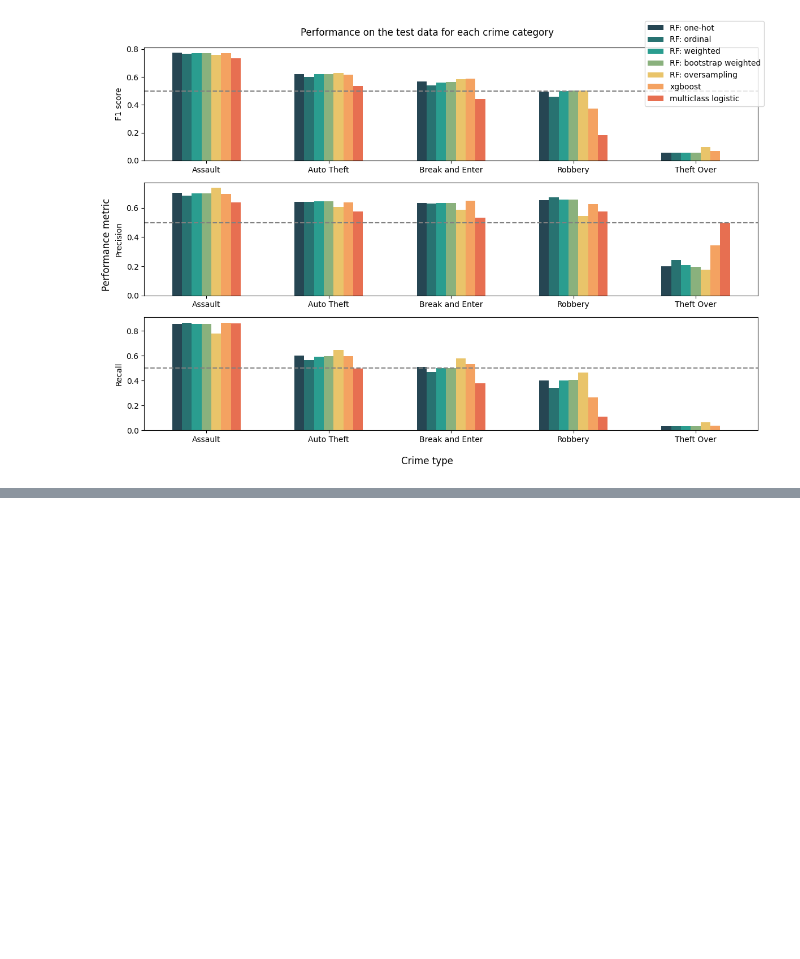
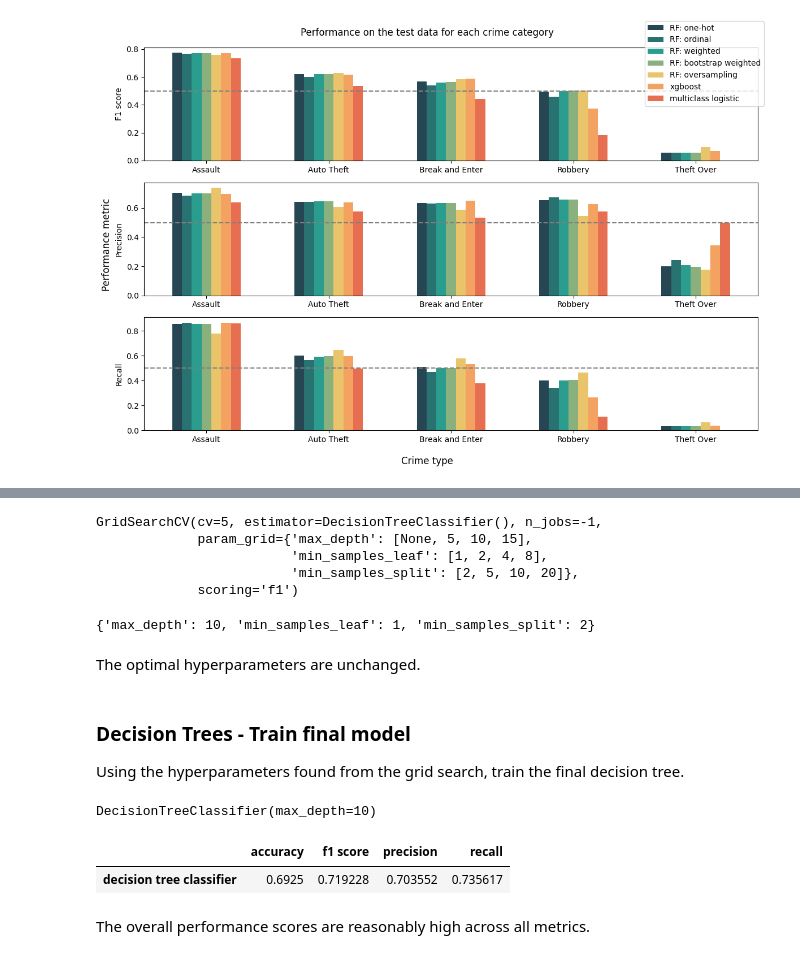
Before and after one commit to Matt2371/Toronto-Crimes, a Jupyter notebook: predictive_modeling.ipynb, the cells around one changed output, grey strips where cells are left out. Saved outputs shown, nothing was run; the diff lists cells and outputs as text; code cells hidden in the pictures; blank space fills up the shorter version.

Commit message:
Added decision tree

```diff
--- a/predictive_modeling.ipynb
+++ b/predictive_modeling.ipynb
@@ -563,0 +591,5 @@ plt.show()
+# %%
+# Convert y into binary
+y_new = process_binary(y, label_encoder)
+y_train2_new = process_binary(y_train2, label_encoder)
+y_test2_new = process_binary(y_test2, label_encoder)
@@ -563,0 +633,52 @@ plt.show()
+# %%
+# Define new search grid
+param_grid2 = {
+    'max_depth': [8, 9, 10, 11, 12],
+    'min_samples_split': [1, 2, 3],
+    'min_samples_leaf': [1, 2]
+}
+
+# Initialize and perform refined grid search
+grid_search2 = GridSearchCV(tree, param_grid, scoring='f1', n_jobs=-1, cv=5)
+grid_search2.fit(X_train2, y_train2_new)
+# %% [output]
+GridSearchCV(cv=5, estimator=DecisionTreeClassifier(), n_jobs=-1,
+             param_grid={'max_depth': [None, 5, 10, 15],
+                         'min_samples_leaf': [1, 2, 4, 8],
+                         'min_samples_split': [2, 5, 10, 20]},
+             scoring='f1')
+# %%
+# Save best parameter found
+best_params_tree2 = grid_search2.best_params_
+best_params_tree2
+# %% [output]
+{'max_depth': 10, 'min_samples_leaf': 1, 'min_samples_split': 2}
+# %% [markdown]
+The optimal hyperparameters are unchanged.
+# %% [markdown]
+### Decision Trees - Train final model
+Using the hyperparameters found from the grid search, train the final decision tree.
+# %%
+# Fit tree
+tree_final = DecisionTreeClassifier(**best_params_tree2)
+tree_final.fit(X_train2, y_train2_new)
+# %% [output]
+DecisionTreeClassifier(max_depth=10)
+# %%
+# Get predicted values and evaluate performance
+y_pred_tree = tree_final.predict(X_test2)
+
+# Evaluate performance
+tree_perf = [accuracy_score(y_test2_new, y_pred_tree),
+             f1_score(y_test2_new, y_pred_tree),
+             precision_score(y_test2_new, y_pred_tree),
+             recall_score(y_test2_new, y_pred_tree)]
+
+pd.DataFrame(np.array(tree_perf).reshape(1, -1),
+             columns=['accuracy', 'f1 score', 'precision', 'recall'],
+             index=['decision tree classifier'])
+# %% [output]
+|  | accuracy | f1 score | precision | recall |
+| decision tree classifier | 0.6925 | 0.719228 | 0.703552 | 0.735617 |
+# %% [markdown]
+The overall performance scores are reasonably high across all metrics.
```
Also changed, not shown: parts of 20 cells of this notebook, 3 other files.
